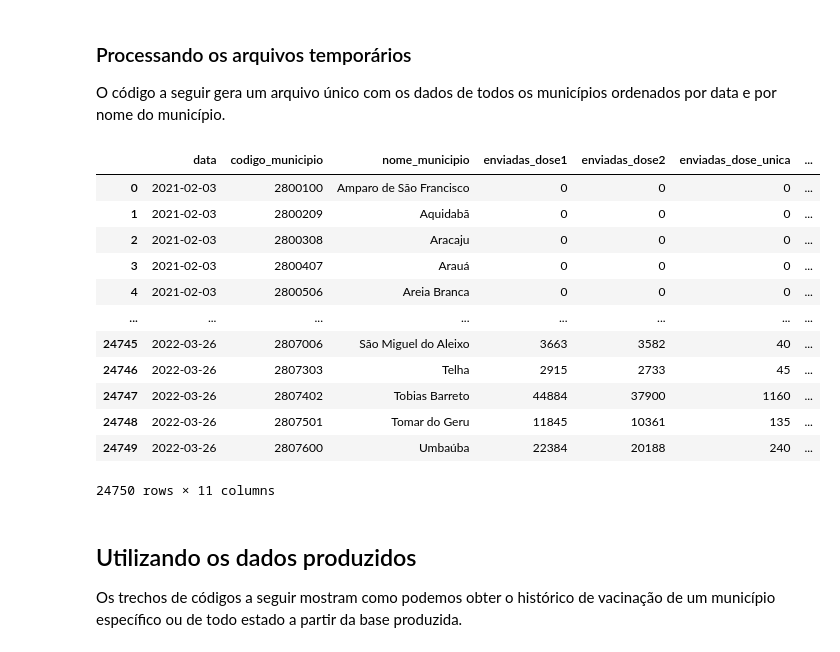
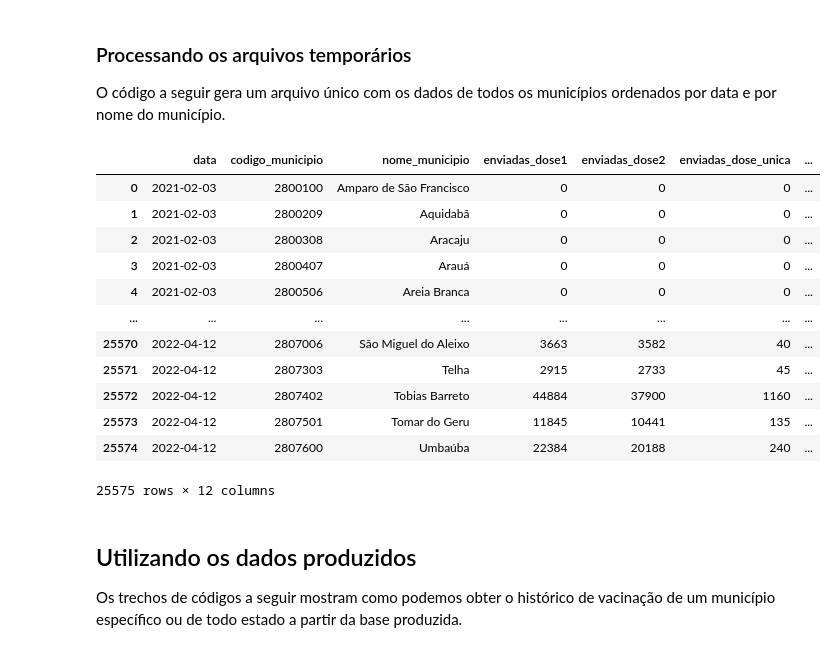
Before and after one commit to dadosabertossergipe/covid19, a Jupyter notebook: br-se-covid19-vacinacao/code/ProcessaVacinacao.ipynb, the cells around one changed output. Drawn from its saved outputs; the diff is of its cells as text; code cells hidden in the pictures.

```diff
--- a/br-se-covid19-vacinacao/code/ProcessaVacinacao.ipynb
+++ b/br-se-covid19-vacinacao/code/ProcessaVacinacao.ipynb
@@ -255,7 +260,7 @@ def process_type5(file, output):
 def process_type6(file, output):
 
     file_name = file.split("/")[-1].split(".")[0]
-    order_columns = ['codigo_municipio','nome_municipio','enviadas_dose1', 'enviadas_dose2', 'enviadas_dose_unica', 'enviadas_dose_reforco','aplicadas_dose1','aplicadas_dose2','aplicadas_dose_unica','aplicadas_dose_reforco']
+    order_columns = ['codigo_municipio','nome_municipio','enviadas_dose1', 'enviadas_dose2', 'enviadas_dose_unica', 'enviadas_dose_reforco','aplicadas_dose1','aplicadas_dose2','aplicadas_dose_unica','aplicadas_dose_reforco','aplicadas_dose_reforco2']
 
     data_ = pd.read_excel(file, skiprows=3,header=None)
     data_ = data_.iloc[:, [0,5,6,7,8,9,10,11,12]]
@@ -281,6 +286,7 @@ def process_type6(file, output):
     data_['aplicadas_dose2'] = data_['aplicadas_dose2'].round().astype(int)
     data_['aplicadas_dose_unica'] = data_['aplicadas_dose_unica'].round().astype(int)
     data_['aplicadas_dose_reforco'] = data_['aplicadas_dose_reforco'].round().astype(int)
+    data_['aplicadas_dose_reforco2'] = 0
 
 
 
@@ -295,7 +301,7 @@ def process_type6(file, output):
 def process_type7(file, output):
 
     file_name = file.split("/")[-1].split(".")[0]
-    order_columns = ['codigo_municipio','nome_municipio','enviadas_dose1', 'enviadas_dose2', 'enviadas_dose_unica', 'enviadas_dose_reforco','aplicadas_dose1','aplicadas_dose2','aplicadas_dose_unica','aplicadas_dose_reforco']
+    order_columns = ['codigo_municipio','nome_municipio','enviadas_dose1', 'enviadas_dose2', 'enviadas_dose_unica', 'enviadas_dose_reforco','aplicadas_dose1','aplicadas_dose2','aplicadas_dose_unica','aplicadas_dose_reforco','aplicadas_dose_reforco2']
 
     data_ = pd.read_excel(file, skiprows=3,header=None)
     data_ = data_.iloc[:, [0,6,7,8,9,10,11,12,13]]
@@ -325,6 +331,7 @@ def process_type7(file, output):
     data_['aplicadas_dose2'] = data_['aplicadas_dose2'].round().astype(int)
     data_['aplicadas_dose_unica'] = data_['aplicadas_dose_unica'].round().astype(int)
     data_['aplicadas_dose_reforco'] = data_['aplicadas_dose_reforco'].round().astype(int)
+    data_['aplicadas_dose_reforco2'] = 0
 
 
 
@@ -347,7 +400,8 @@ def get_type(date_):
     type4 = parse_date_list(['2021-06-28', '2021-07-06'])
     type5 = parse_date_list(['2021-07-07','2021-09-23'])
     type6 = parse_date_list(['2021-09-24','2022-03-02'])
-    type7 = parse_date_list(['2022-03-03', data_limite])
+    type7 = parse_date_list(['2022-03-03', '2022-03-26'])
+    type8 = parse_date_list(['2022-03-28', data_limite])
 
     if date_ >= type1[0] and date_ <= type1[1]:
         return 1
@@ -363,6 +417,8 @@ def get_type(date_):
         return 6
     elif date_ >= type7[0] and date_ <= type7[1]:
         return 7
+    elif date_ >= type8[0] and date_ <= type8[1]:
+        return 8
     else:
         return -1
 # %%
@@ -403,6 +459,8 @@ for file_ in all_files:
                 process_type6(file_path, path_temp)
             elif type_ == 7:
                 process_type7(file_path, path_temp)
+            elif type_ == 8:
+                process_type8(file_path, path_temp)
 # %% [markdown]
 ### Processando os arquivos temporários
 
@@ -411,40 +469,44 @@ O código a seguir gera um arquivo único com os dados de todos os municípios o
 path_temp = "../tmp/boletins_temporarios"
 
 all_files = os.listdir(path_temp)
 
 all_df = []
 
 for file_ in all_files:
     df_ = pd.read_csv(path_temp + "/" + file_)
     file_split = file_.split(".")
     df_['data'] = file_split[0]
     all_df.append(df_)
 
 final_ = pd.concat(all_df, ignore_index=True)
 
 final_ = final_.sort_values(by=['data','nome_municipio'])
 final_ = final_[['data','codigo_municipio', 'nome_municipio', 'enviadas_dose1',
        'enviadas_dose2', 'enviadas_dose_unica', 'enviadas_dose_reforco',
        'aplicadas_dose1', 'aplicadas_dose2', 'aplicadas_dose_unica',
-       'aplicadas_dose_reforco']]
+       'aplicadas_dose_reforco','aplicadas_dose_reforco2']]
 
 final_ = final_.reset_index(drop=True)
 
+final_.fillna(0, inplace=True)
+
+final_['aplicadas_dose_reforco2'] = final_['aplicadas_dose_reforco2'].astype(int)
+
 final_
 # %% [output]
 |  | data | codigo_municipio | nome_municipio | enviadas_dose1 | enviadas_dose2 | enviadas_dose_unica | ... |
 | 0 | 2021-02-03 | 2800100 | Amparo de São Francisco | 0 | 0 | 0 | ... |
 | 1 | 2021-02-03 | 2800209 | Aquidabã | 0 | 0 | 0 | ... |
 | 2 | 2021-02-03 | 2800308 | Aracaju | 0 | 0 | 0 | ... |
 | 3 | 2021-02-03 | 2800407 | Arauá | 0 | 0 | 0 | ... |
 | 4 | 2021-02-03 | 2800506 | Areia Branca | 0 | 0 | 0 | ... |
 | ... | ... | ... | ... | ... | ... | ... | ... |
-| 24745 | 2022-03-26 | 2807006 | São Miguel do Aleixo | 3663 | 3582 | 40 | ... |
-| 24746 | 2022-03-26 | 2807303 | Telha | 2915 | 2733 | 45 | ... |
-| 24747 | 2022-03-26 | 2807402 | Tobias Barreto | 44884 | 37900 | 1160 | ... |
-| 24748 | 2022-03-26 | 2807501 | Tomar do Geru | 11845 | 10361 | 135 | ... |
-| 24749 | 2022-03-26 | 2807600 | Umbaúba | 22384 | 20188 | 240 | ... |
+| 25570 | 2022-04-12 | 2807006 | São Miguel do Aleixo | 3663 | 3582 | 40 | ... |
+| 25571 | 2022-04-12 | 2807303 | Telha | 2915 | 2733 | 45 | ... |
+| 25572 | 2022-04-12 | 2807402 | Tobias Barreto | 44884 | 37900 | 1160 | ... |
+| 25573 | 2022-04-12 | 2807501 | Tomar do Geru | 11845 | 10441 | 135 | ... |
+| 25574 | 2022-04-12 | 2807600 | Umbaúba | 22384 | 20188 | 240 | ... |
-24750 rows × 11 columns
+25575 rows × 12 columns
 # %%
 final_.to_csv("../output/municipio_total.csv", index=False)
 # %% [markdown]
```
Also changed, not shown: parts of 12 cells of this notebook, 14 other files.
